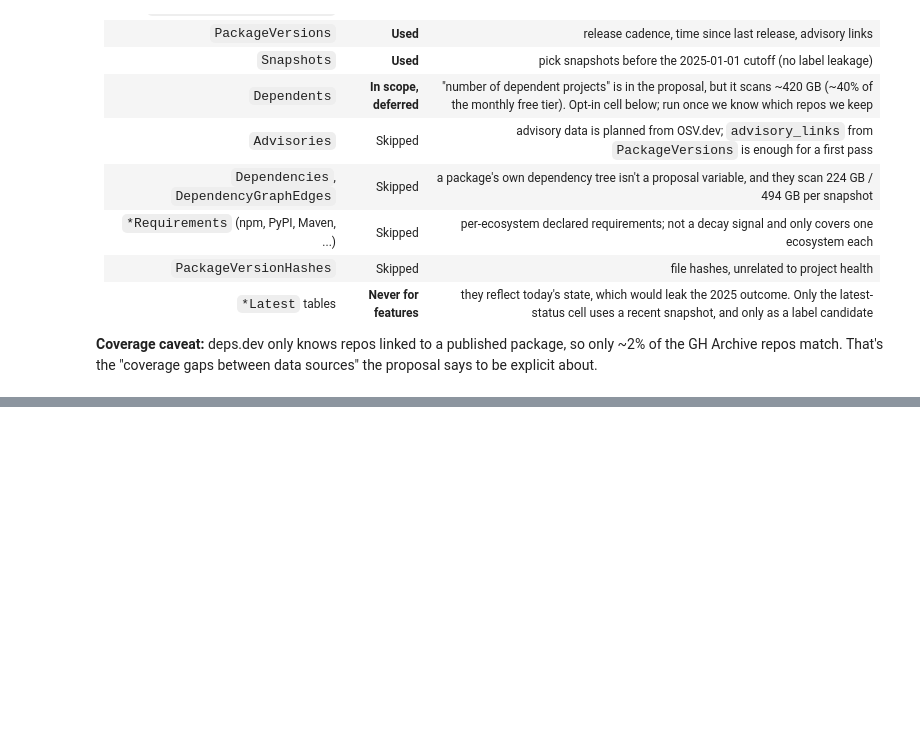
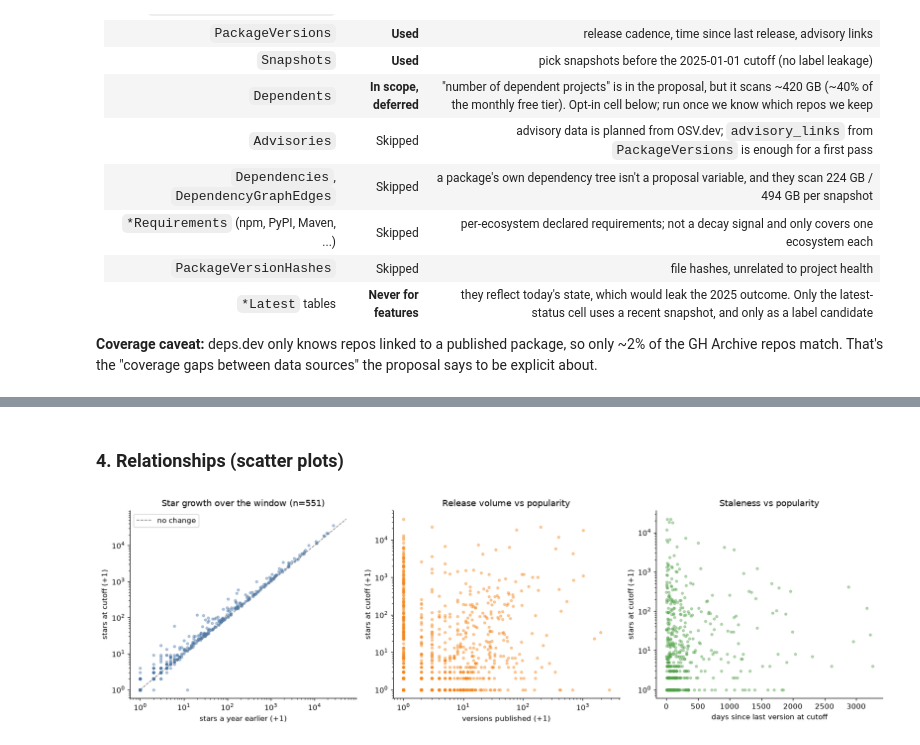
Before and after one commit to Miablo/decay-before-archival, a Jupyter notebook: notebooks/deps_dev.ipynb, the cells around one changed output, grey strips where cells are left out. Saved outputs shown, nothing was run; the diff lists cells and outputs as text; code cells hidden in the pictures; blank space fills up the shorter version.

```diff
--- a/notebooks/deps_dev.ipynb
+++ b/notebooks/deps_dev.ipynb
@@ -277,0 +529,27 @@ The proposal needs these variables: release cadence / time since last release, c
+# %% [markdown]
+### 4. Relationships (scatter plots)
+# %%
+both = feat.dropna(subset=["stars_start", "stars_end"])
+fig, axes = plt.subplots(1, 3, figsize=(15, 4.5))
+
+ax = axes[0]
+ax.scatter(both["stars_start"] + 1, both["stars_end"] + 1, s=10, alpha=0.4, color="#4C78A8")
+lim = [1, both[["stars_start", "stars_end"]].max().max() * 1.5]
+ax.plot(lim, lim, color="grey", ls="--", lw=1, label="no change")
+ax.set(xscale="log", yscale="log", xlabel="stars a year earlier (+1)", ylabel="stars at cutoff (+1)",
+       title=f"Star growth over the window (n={len(both):,})")
+ax.legend()
+
+ax = axes[1]
+ax.scatter(feat["n_versions_total"] + 1, feat["stars_end"] + 1, s=10, alpha=0.4, color="#F58518")
+ax.set(xscale="log", yscale="log", xlabel="versions published (+1)", ylabel="stars at cutoff (+1)",
+       title="Release volume vs popularity")
+
+ax = axes[2]
+rel = feat.dropna(subset=["days_since_last_version_at_cutoff", "stars_end"])
+ax.scatter(rel["days_since_last_version_at_cutoff"], rel["stars_end"] + 1, s=10, alpha=0.4, color="#54A24B")
+ax.set(yscale="log", xlabel="days since last version at cutoff", ylabel="stars at cutoff (+1)",
+       title="Staleness vs popularity")
+plt.tight_layout(); plt.show()
+# %% [output]
+[figure, added]
```
Also changed, not shown: parts of 34 cells of this notebook, 4 other files.
